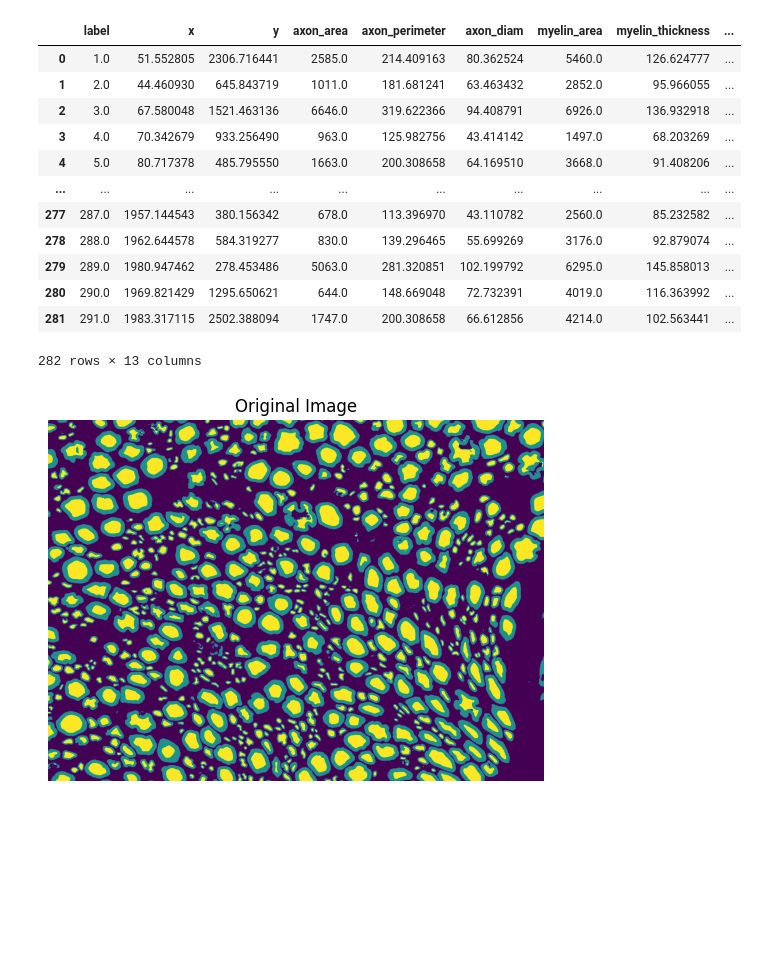
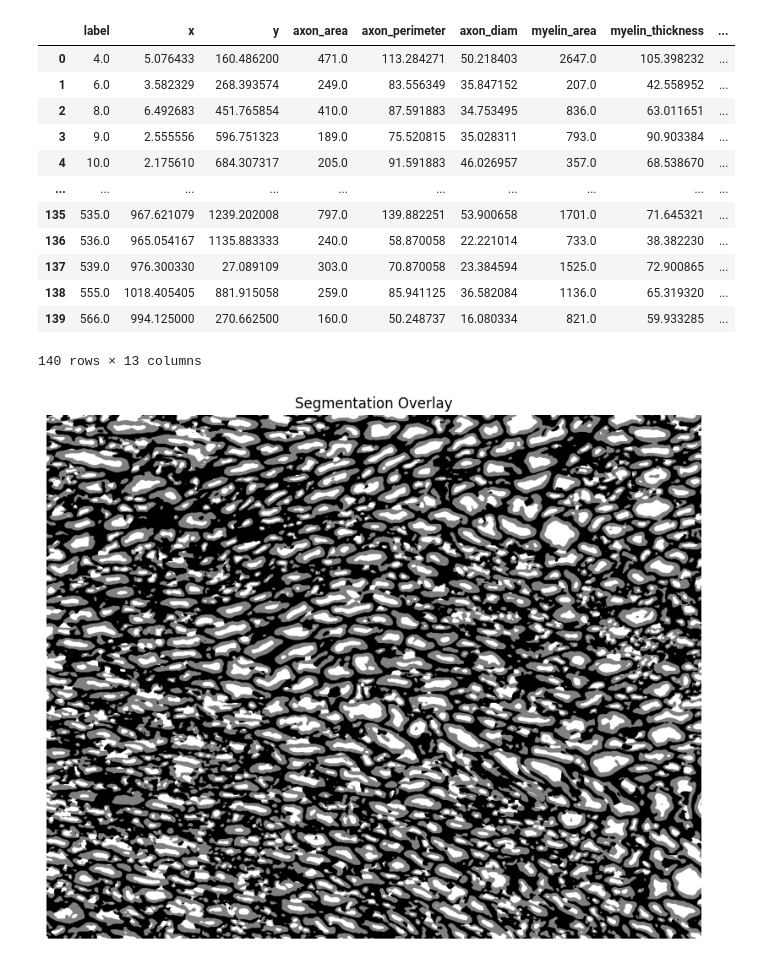
Before and after one commit to VCU-Orthopaedics-Microsurgery-Lab/deepaxon, a Jupyter notebook: morphometrics/check_watershed.ipynb, the cells around one changed output. Cells and saved outputs as stored; diff of their text form; code cells hidden in the pictures; blank space fills up the shorter version.

```diff
--- a/morphometrics/check_watershed.ipynb
+++ b/morphometrics/check_watershed.ipynb
@@ -235,29 +237,31 @@ def get_morphometrics_new(img_path):
     morph_df2 = morph_df2.drop(drop_rows)
     return axon_label, myelin_label, morph_df2
 # %%
-test_img = r"C:\Users\kushs\deepaxon\P1503_CUNProx_40X_004.tif"
+test_img = r"T:\Orthopaedics\Lab Imaging Data\mmazur\NT_Validation_Study4\Rb60180\Rb60180_Left_A\40X_Segmented\Rb60180_LA_40X_005r_seg.tif"
 img = cv2.imread(test_img, 0)
 # %%
-axons_original, myelin_original, df_original = get_morphometrics(test_img)
+axons_original, myelin_original, df_original = get_morphometrics_new(test_img)
 df_original
 # %% [output]
 |  | label | x | y | axon_area | axon_perimeter | axon_diam | myelin_area | myelin_thickness | ... |
-| 0 | 1.0 | 51.552805 | 2306.716441 | 2585.0 | 214.409163 | 80.362524 | 5460.0 | 126.624777 | ... |
-| 1 | 2.0 | 44.460930 | 645.843719 | 1011.0 | 181.681241 | 63.463432 | 2852.0 | 95.966055 | ... |
-| 2 | 3.0 | 67.580048 | 1521.463136 | 6646.0 | 319.622366 | 94.408791 | 6926.0 | 136.932918 | ... |
-| 3 | 4.0 | 70.342679 | 933.256490 | 963.0 | 125.982756 | 43.414142 | 1497.0 | 68.203269 | ... |
-| 4 | 5.0 | 80.717378 | 485.795550 | 1663.0 | 200.308658 | 64.169510 | 3668.0 | 91.408206 | ... |
+| 0 | 4.0 | 5.076433 | 160.486200 | 471.0 | 113.284271 | 50.218403 | 2647.0 | 105.398232 | ... |
+| 1 | 6.0 | 3.582329 | 268.393574 | 249.0 | 83.556349 | 35.847152 | 207.0 | 42.558952 | ... |
+| 2 | 8.0 | 6.492683 | 451.765854 | 410.0 | 87.591883 | 34.753495 | 836.0 | 63.011651 | ... |
+| 3 | 9.0 | 2.555556 | 596.751323 | 189.0 | 75.520815 | 35.028311 | 793.0 | 90.903384 | ... |
+| 4 | 10.0 | 2.175610 | 684.307317 | 205.0 | 91.591883 | 46.026957 | 357.0 | 68.538670 | ... |
 | ... | ... | ... | ... | ... | ... | ... | ... | ... | ... |
-| 277 | 287.0 | 1957.144543 | 380.156342 | 678.0 | 113.396970 | 43.110782 | 2560.0 | 85.232582 | ... |
-| 278 | 288.0 | 1962.644578 | 584.319277 | 830.0 | 139.296465 | 55.699269 | 3176.0 | 92.879074 | ... |
-| 279 | 289.0 | 1980.947462 | 278.453486 | 5063.0 | 281.320851 | 102.199792 | 6295.0 | 145.858013 | ... |
-| 280 | 290.0 | 1969.821429 | 1295.650621 | 644.0 | 148.669048 | 72.732391 | 4019.0 | 116.363992 | ... |
-| 281 | 291.0 | 1983.317115 | 2502.388094 | 1747.0 | 200.308658 | 66.612856 | 4214.0 | 102.563441 | ... |
+| 135 | 535.0 | 967.621079 | 1239.202008 | 797.0 | 139.882251 | 53.900658 | 1701.0 | 71.645321 | ... |
+| 136 | 536.0 | 965.054167 | 1135.883333 | 240.0 | 58.870058 | 22.221014 | 733.0 | 38.382230 | ... |
+| 137 | 539.0 | 976.300330 | 27.089109 | 303.0 | 70.870058 | 23.384594 | 1525.0 | 72.900865 | ... |
+| 138 | 555.0 | 1018.405405 | 881.915058 | 259.0 | 85.941125 | 36.582084 | 1136.0 | 65.319320 | ... |
+| 139 | 566.0 | 994.125000 | 270.662500 | 160.0 | 50.248737 | 16.080334 | 821.0 | 59.933285 | ... |
-282 rows × 13 columns
+140 rows × 13 columns
 # %%
-plt.imshow(img)
-plt.title('Original Image')
-plt.axis('off')
+plt.figure(figsize=(10,10))
+plt.imshow(img, cmap='gray')
+plt.title('Original Image, alpha=0.4')
+plt.title("Segmentation Overlay")
+plt.axis("off")
 plt.show()
 # %% [output]
-[figure, old version]
+[figure, new version]
```
Also changed, not shown: parts of 9 cells of this notebook, 39 other files.
